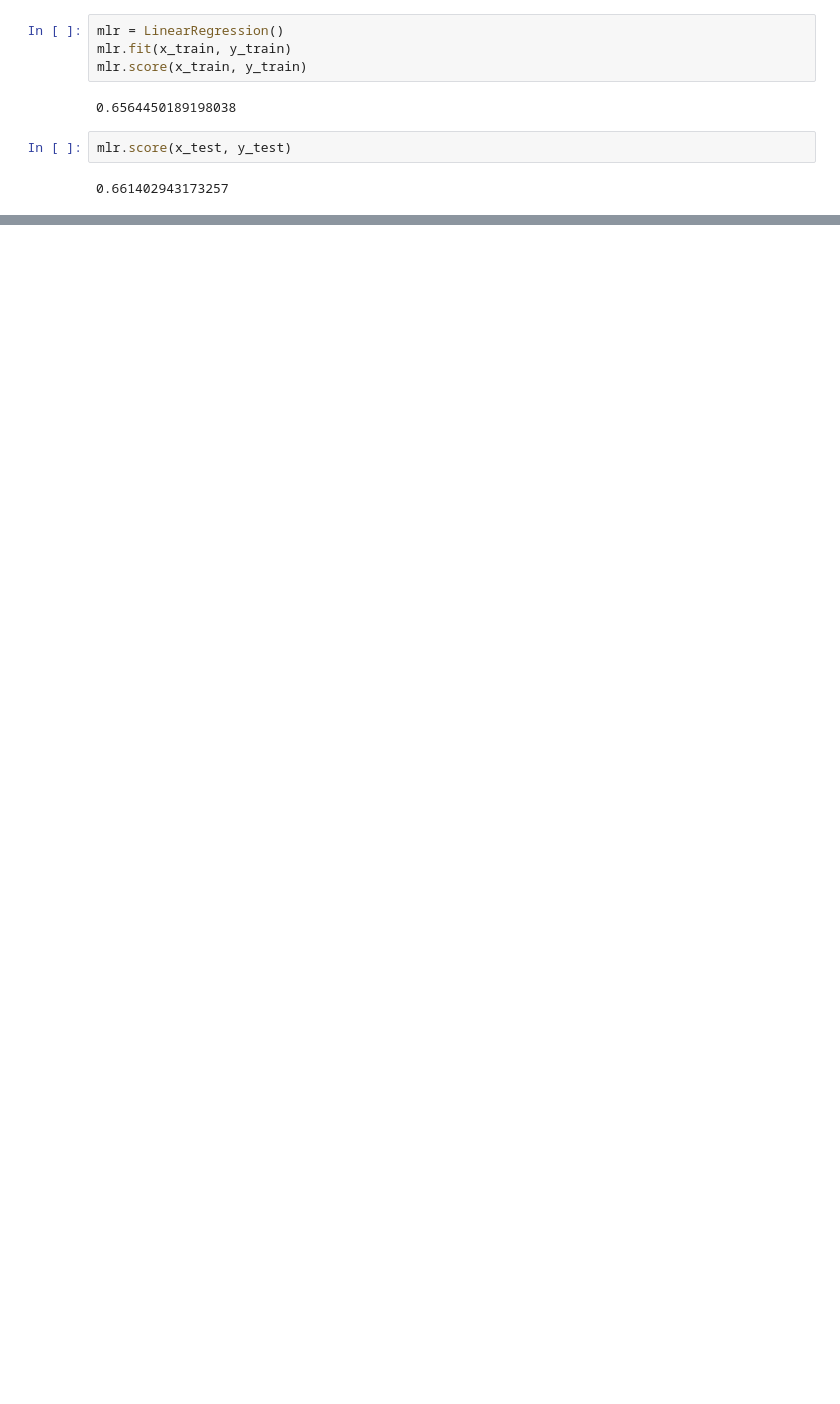
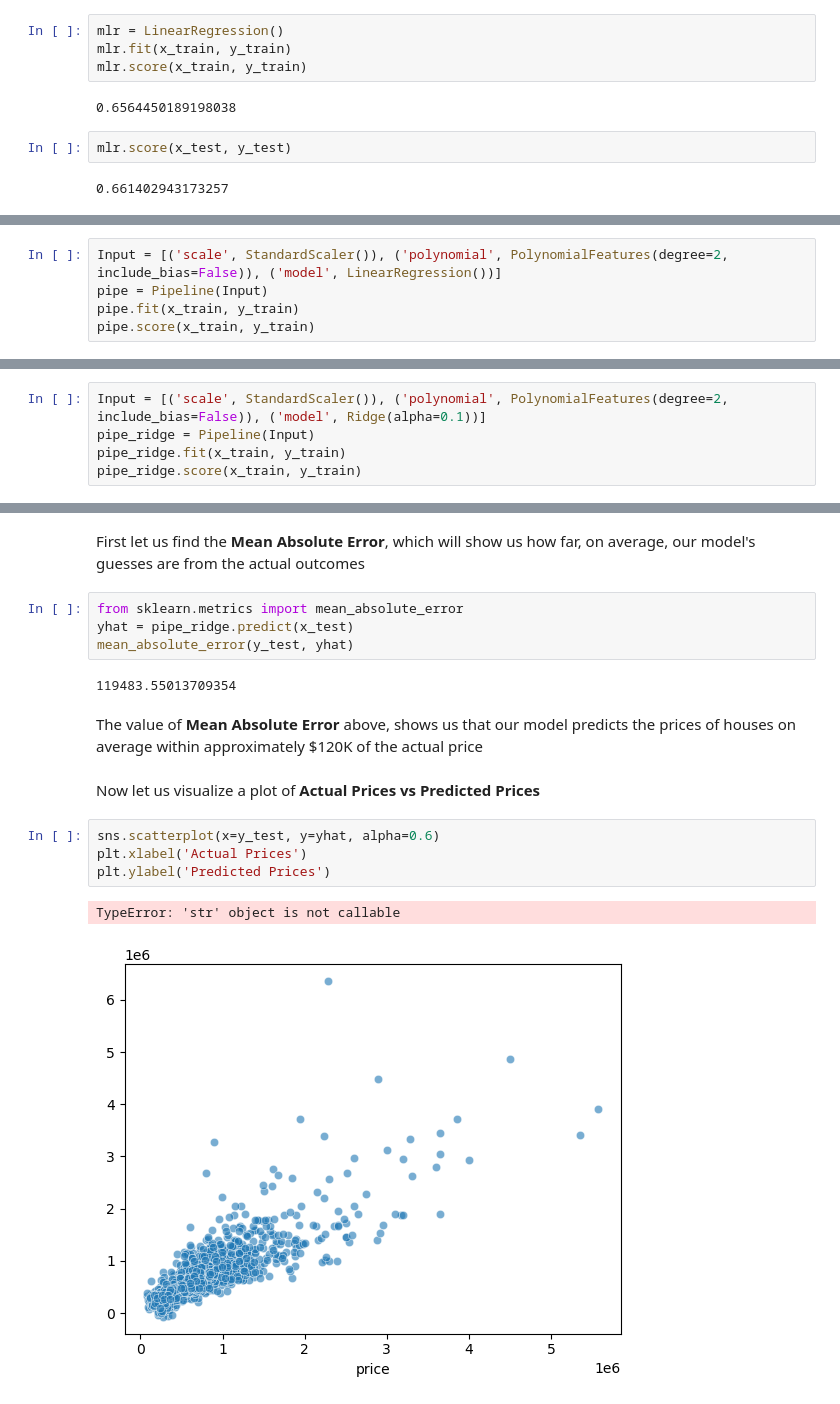
Before and after one commit to alinazir105/King-County-House-Price-Prediction, a Jupyter notebook: King_County_Professional_Valuation.ipynb, the cells around one changed output, grey strips where cells are left out. Cells and saved outputs as stored; diff of their text form; blank space fills up the shorter version.

Commit message:
Model evaluation started

```diff
--- a/King_County_Professional_Valuation.ipynb
+++ b/King_County_Professional_Valuation.ipynb
@@ -237,0 +238,5 @@ Since house prices are influenced by many features other than sqft_living we nee
+# %%
+Input = [('scale', StandardScaler()), ('polynomial', PolynomialFeatures(degree=2, include_bias=False)), ('model', LinearRegression())]
+pipe = Pipeline(Input)
+pipe.fit(x_train, y_train)
+pipe.score(x_train, y_train)
@@ -237,0 +257,5 @@ Since house prices are influenced by many features other than sqft_living we nee
+# %%
+Input = [('scale', StandardScaler()), ('polynomial', PolynomialFeatures(degree=2, include_bias=False)), ('model', Ridge(alpha=0.1))]
+pipe_ridge = Pipeline(Input)
+pipe_ridge.fit(x_train, y_train)
+pipe_ridge.score(x_train, y_train)
@@ -237,0 +274,19 @@ Since house prices are influenced by many features other than sqft_living we nee
+# %% [markdown]
+First let us find the **Mean Absolute Error**, which will show us how far, on average, our model's guesses are from the actual outcomes
+# %%
+from sklearn.metrics import mean_absolute_error
+yhat = pipe_ridge.predict(x_test)
+mean_absolute_error(y_test, yhat)
+# %% [output]
+119483.55013709354
+# %% [markdown]
+The value of **Mean Absolute Error** above, shows us that our model predicts the prices of houses on average within approximately $120K of the actual price
+# %% [markdown]
+Now let us visualize a plot of **Actual Prices vs Predicted Prices**
+# %%
+sns.scatterplot(x=y_test, y=yhat, alpha=0.6)
+plt.xlabel('Actual Prices')
+plt.ylabel('Predicted Prices')
+# %% [output]
+TypeError: 'str' object is not callable
+[figure, added]
```
Also changed, not shown: parts of 11 cells of this notebook.
